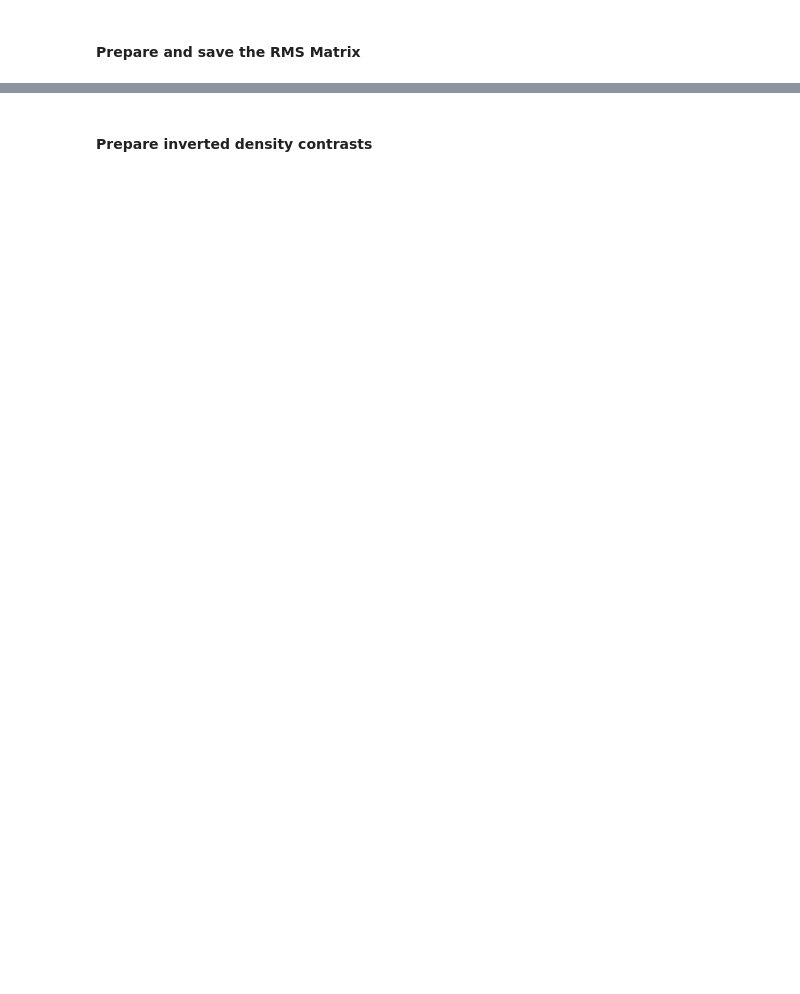
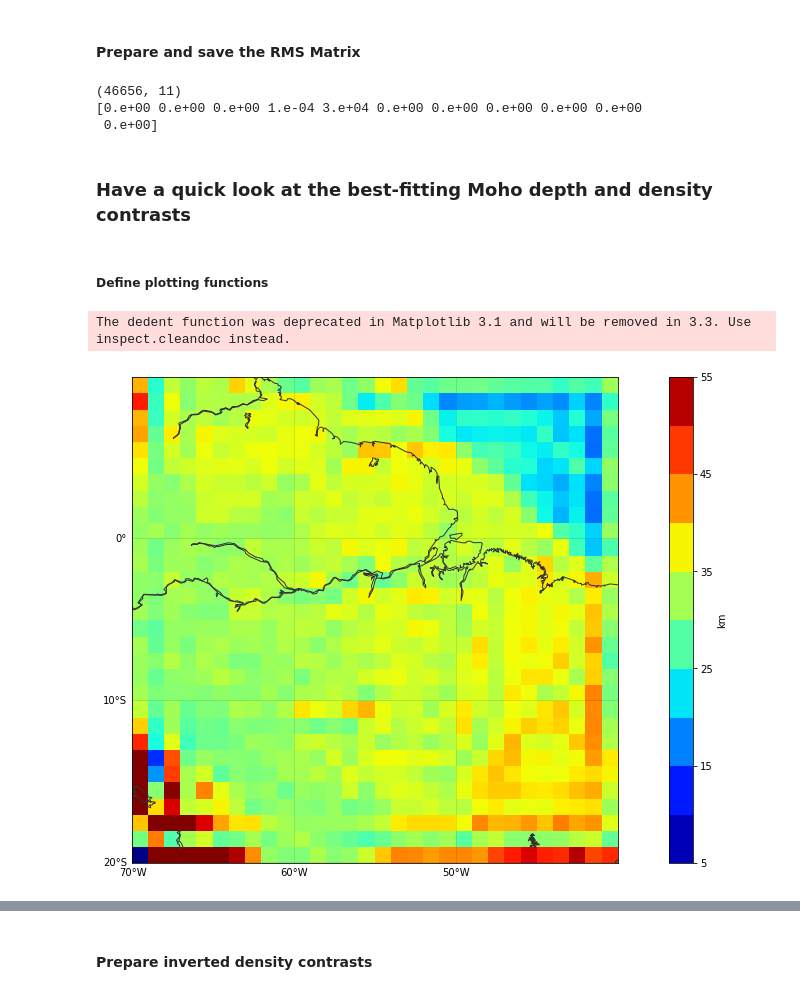
Before and after one commit to peterH105/Gradient_Inversion, a Jupyter notebook: code/Gradient_Inversion_SAM.ipynb, the cells around one changed output, grey strips where cells are left out. Saved outputs shown, nothing was run; the diff lists cells and outputs as text; code cells hidden in the pictures; blank space fills up the shorter version.

```diff
--- a/code/Gradient_Inversion_SAM.ipynb
+++ b/code/Gradient_Inversion_SAM.ipynb
@@ -39,22 +45,18 @@ lat_max=20
 dx=1.0 # define grid cell size (should be 1.0 degree)
 dy=1.0
 
-data_name="Moho_Amazonia_1deg_real_data_sed"
-# Define Prefix name of output files
-
-mode="single" # Choose between"single" and "FTG". "Single" forward calculates the gravitational effect
-              #of the inverted component only,
-              # "Full" calculates the FTG and gz of the predicted Moho of the inverted component.
-component="gzz" # choose between all gradient components and gz (in XYZ coordinate system)
 farfield="yes" # choose between "yes" and "no" to include gravitational effect of farfield isostasy
 sediments="no" # choose between "yes" and "no" to include gravitational effect of sediments
+# NOTE: If "yes" is activated, the calculation only works for the default study area (-80,-30,-30,20) as presented in the paper!
 
 dens_min,dens_max,dens_inc=250.0,500.0,50
-j=np.arange(-30000, -30001, -2500) # select range and increment of reference Moho depth (should be constant)
+reference_moho=30000.0 # select value for reference Moho depth
+
 k=np.arange(dens_min,dens_max+0.1,dens_inc) # select range and increment of density contrast
-l=np.arange(1,1.1,1) #  select number of iterations
 beta=np.arange(1e-4,1.1e-4,1e-4) # select range and increment of smoothing parameter (should be constant)
 
+# Define number of point masses the tesseroids are converted to. Should not be higher than 2
+point_mass_number=2
 
 # Define some initial conditions
 dens_init=k[0]
@@ -66,6 +68,7 @@ longr,latgr = np.meshgrid(lon,lat)
 lon=longr.flatten()
 lat=latgr.flatten()
 height_km=225
+heights=np.ones(len(lon))*height_km*1000
 area = (lat.min(), lat.max(), lon.min(), lon.max())
 shape=np.array((abs(lat_max-lat_min)/dy+1,abs(lon_max-lon_min)/dx+1))
 shape=shape.astype(int)
@@ -224,8 +244,49 @@ bar.finish()
 #### Prepare and save the RMS Matrix
 # %%
 rms_matrix[:,3]=beta
-rms_matrix[:,4]=refmoho
+rms_matrix[:,4]=reference_moho
 print(rms_matrix.shape)
 print(rms_matrix[np.argmin(rms_matrix[:,1]),:])
 np.savetxt("rms_matrix.txt",rms_matrix,delimiter=' ',fmt='%1.4f',
            header="Gravity fit, Moho RMS Points, Moho RMS Grid, Beta, Ref_Moho, Density contrasts of tectonic units")
+# %% [output]
+(46656, 11)
+[0.e+00 0.e+00 0.e+00 1.e-04 3.e+04 0.e+00 0.e+00 0.e+00 0.e+00 0.e+00
+ 0.e+00]
+# %% [markdown]
+### Have a quick look at the best-fitting Moho depth and density contrasts
+# %% [markdown]
+##### Define plotting functions
+# %%
+area_plot = (lon.min(), lon.max(), lat.min(), lat.max())
+
+bm = Basemap(projection='cyl',
+             llcrnrlon=area_plot[0], urcrnrlon=area_plot[1],
+             llcrnrlat=area_plot[2], urcrnrlat=area_plot[3],
+             lon_0=0.5*(area_plot[0] + area_plot[1]), lat_0=0.5*(area_plot[3] + area_plot[2]),
+             resolution='l')
+# %% [output]
+The dedent function was deprecated in Matplotlib 3.1 and will be removed in 3.3. Use inspect.cleandoc instead.
+# %%
+# Define plot function. Takes longitude, latitude and data as vectors. Takes min and max value of colourbar and levels
+# as integers; takes label of colourbar as string
+
+def plot_data(lon, lat, data, vmin, vmax, levels, cblabel, ranges=True):
+    x=np.arange(lon.min(),lon.max()+1,dx)
+    y=np.arange(lat.min(),lat.max()+1,dy)
+    X, Y = np.meshgrid(x, y)
+    data=np.reshape(data,(len(x),len(y)))
+    fig = plt.figure(figsize=(14, 7))
+    bm.pcolor(X, Y, data, cmap=cm.jet, vmin=vmin, vmax=vmax)
+    bm.drawmeridians(np.arange(lon.min(), lon.max(), 10), labels=[0, 0, 0, 1], linewidth=0.2)
+    bm.drawparallels(np.arange(lat.min(), lat.max(), 10), labels=[1, 0, 0, 0], linewidth=0.2)
+    bm.drawcoastlines(color='grey')
+    m = plt.cm.ScalarMappable(cmap=cm.jet)
+    m.set_array(data)
+    m.set_clim(vmin, vmax)
+    plt.colorbar(m, boundaries=np.linspace(vmin, vmax, levels)).set_label(cblabel)
+    plt.tight_layout(pad=0)
+# %%
+plot_data(moho_save[:,0],moho_save[:,1],moho_save[:,2],vmin=5,vmax=55,levels=11, cblabel='km')
+# %% [output]
+[figure, added]
```
Also changed, not shown: parts of 14 cells of this notebook, 1 other file.
